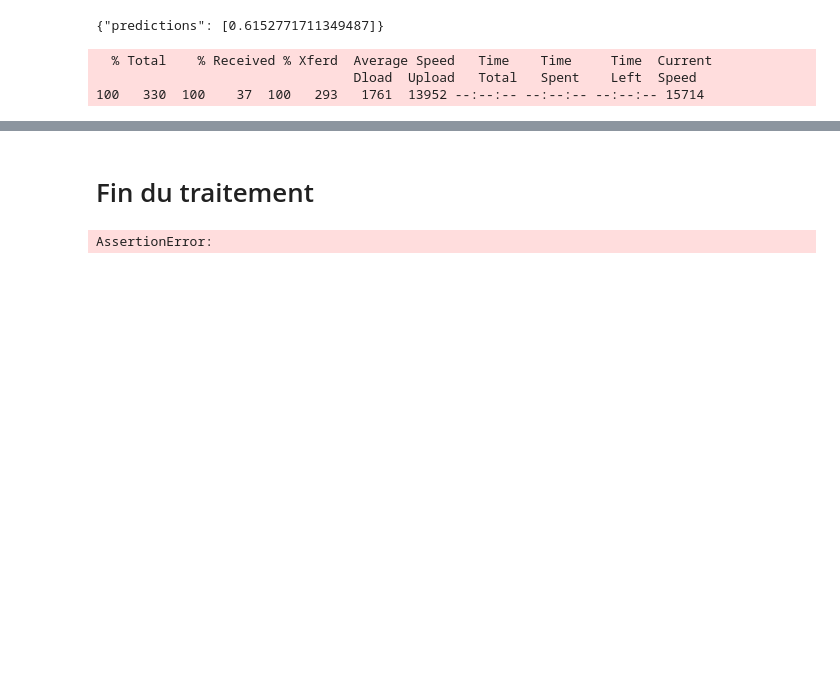
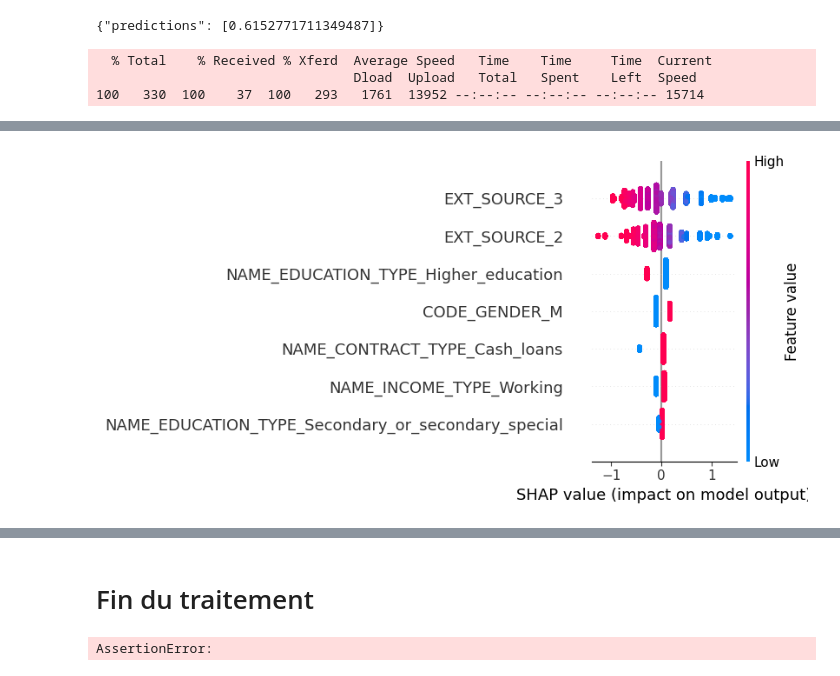
Before and after one commit to JeanRosselVallee/project_8, a Jupyter notebook: project_8_preparatory.ipynb, the cells around one changed output, grey strips where cells are left out. Cells and saved outputs as stored; diff of their text form; code cells hidden in the pictures; blank space fills up the shorter version.

```diff
--- a/project_8_preparatory.ipynb
+++ b/project_8_preparatory.ipynb
@@ -399,0 +423,3 @@ get_ipython().system_raw(shell_command)
+# %%
+explainer = shap.TreeExplainer(model_prob)
+shap_values = explainer.shap_values(df_X)
@@ -399,0 +437,4 @@ get_ipython().system_raw(shell_command)
+# %%
+shap.summary_plot(shap_values, df_X)
+# %% [output]
+[figure, added]
```
Also changed, not shown: parts of 25 cells of this notebook, 4 other files.
